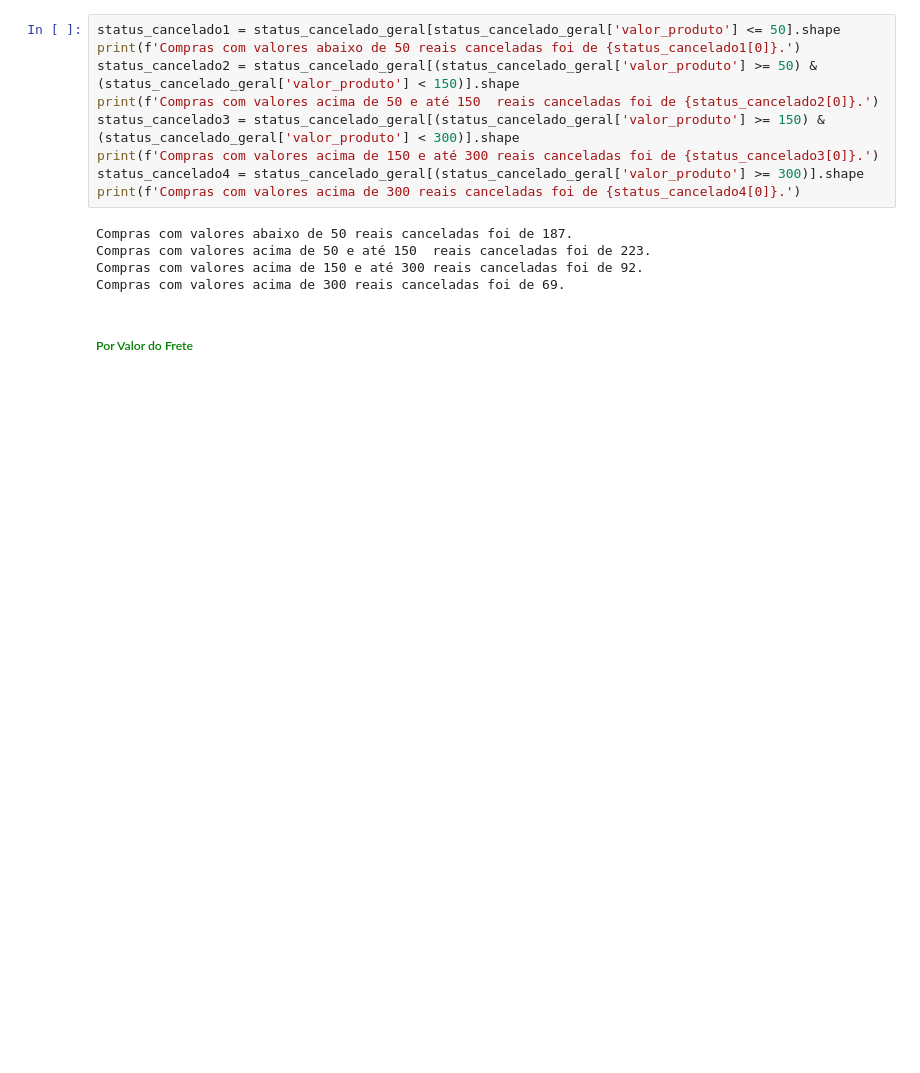
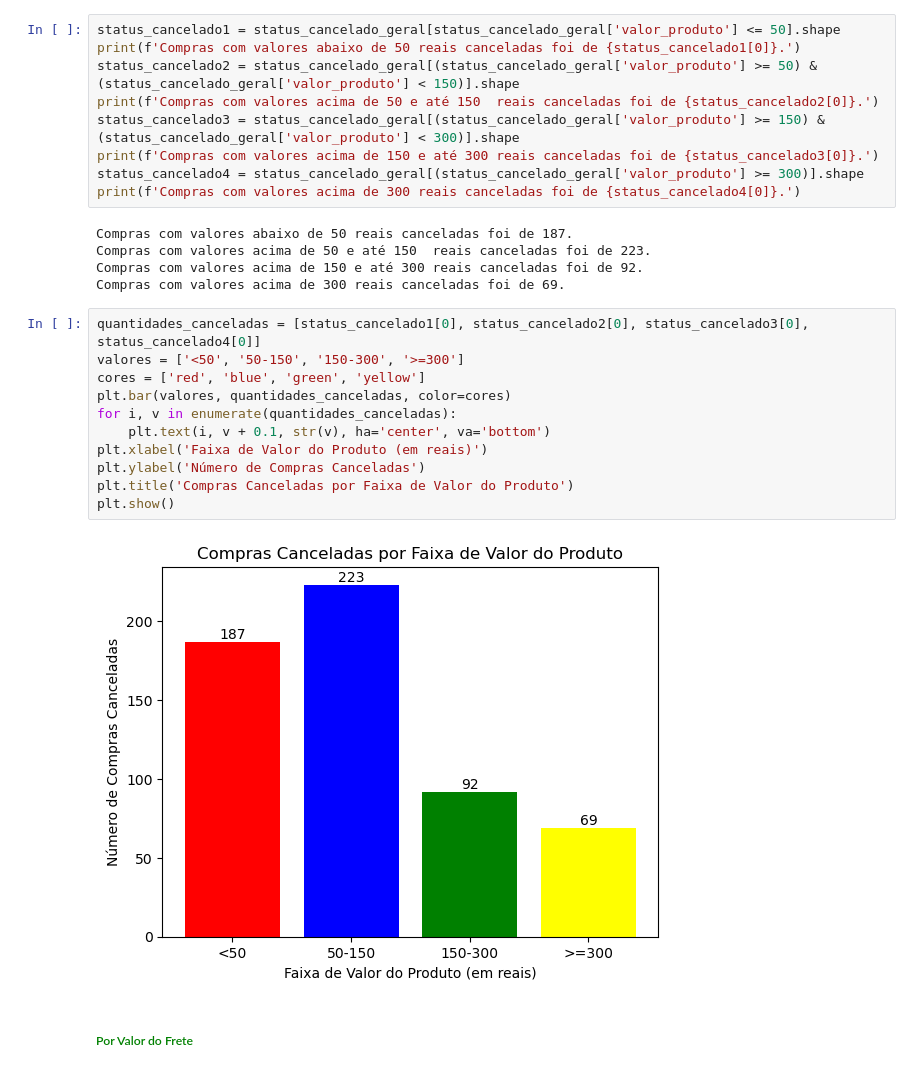
Before and after one commit to RenandeFraga/ProjetoPandasADA, a Jupyter notebook: Projeto_ADA_Modulo_4.ipynb, the cells around one changed output. Saved outputs shown, nothing was run; the diff lists cells and outputs as text; blank space fills up the shorter version.

```diff
--- a/Projeto_ADA_Modulo_4.ipynb
+++ b/Projeto_ADA_Modulo_4.ipynb
@@ -1127,6 +1129,19 @@ Compras com valores abaixo de 50 reais canceladas foi de 187.
 Compras com valores acima de 50 e até 150  reais canceladas foi de 223.
 Compras com valores acima de 150 e até 300 reais canceladas foi de 92.
 Compras com valores acima de 300 reais canceladas foi de 69.
+# %%
+quantidades_canceladas = [status_cancelado1[0], status_cancelado2[0], status_cancelado3[0], status_cancelado4[0]]
+valores = ['<50', '50-150', '150-300', '>=300']
+cores = ['red', 'blue', 'green', 'yellow']
+plt.bar(valores, quantidades_canceladas, color=cores)
+for i, v in enumerate(quantidades_canceladas):
+    plt.text(i, v + 0.1, str(v), ha='center', va='bottom')
+plt.xlabel('Faixa de Valor do Produto (em reais)')
+plt.ylabel('Número de Compras Canceladas')
+plt.title('Compras Canceladas por Faixa de Valor do Produto')
+plt.show()
+# %% [output]
+[figure, added]
 # %% [markdown]
 <h5 style='color:green'> Por Valor do Frete </h5>
 # %%
```
Also changed, not shown: parts of 3 cells of this notebook.
